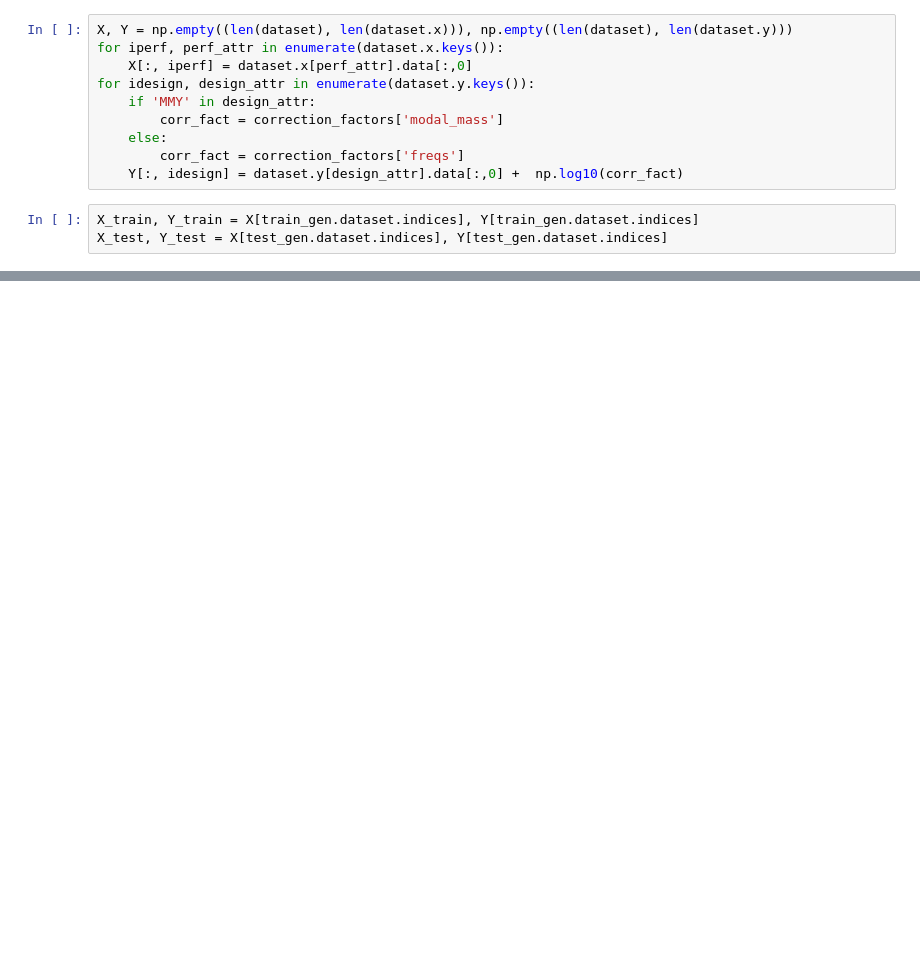
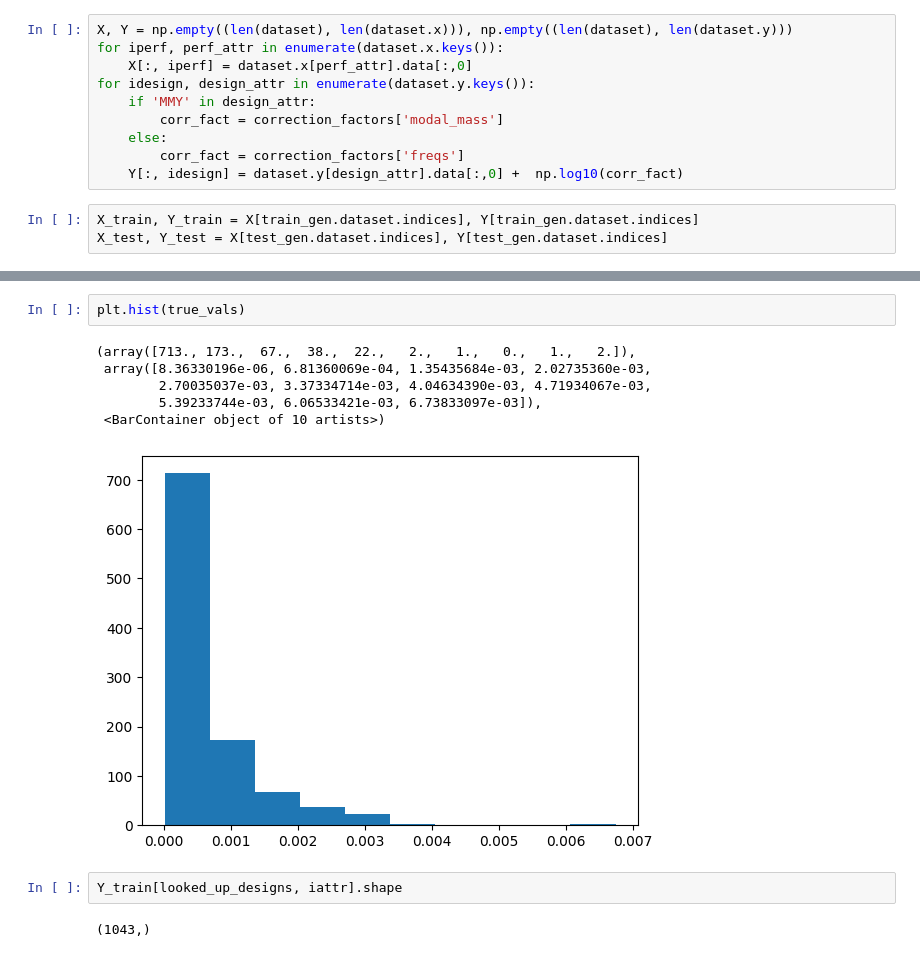
Before and after one commit to leafty/resonator-design, a Jupyter notebook: analysis/nearest_neighbor_analysis.ipynb, the cells around one changed output, grey strips where cells are left out. Drawn from its saved outputs; the diff is of its cells as text; blank space fills up the shorter version.

```diff
--- a/analysis/nearest_neighbor_analysis.ipynb
+++ b/analysis/nearest_neighbor_analysis.ipynb
@@ -99,0 +127,13 @@ for idesign, design_attr in enumerate(dataset.y.keys()):
+# %%
+plt.hist(true_vals)
+# %% [output]
+(array([713., 173.,  67.,  38.,  22.,   2.,   1.,   0.,   1.,   2.]),
+ array([8.36330196e-06, 6.81360069e-04, 1.35435684e-03, 2.02735360e-03,
+        2.70035037e-03, 3.37334714e-03, 4.04634390e-03, 4.71934067e-03,
+        5.39233744e-03, 6.06533421e-03, 6.73833097e-03]),
+ <BarContainer object of 10 artists>)
+[figure, added]
+# %%
+Y_train[looked_up_designs, iattr].shape
+# %% [output]
+(1043,)
```
Also changed, not shown: parts of 23 cells of this notebook.
